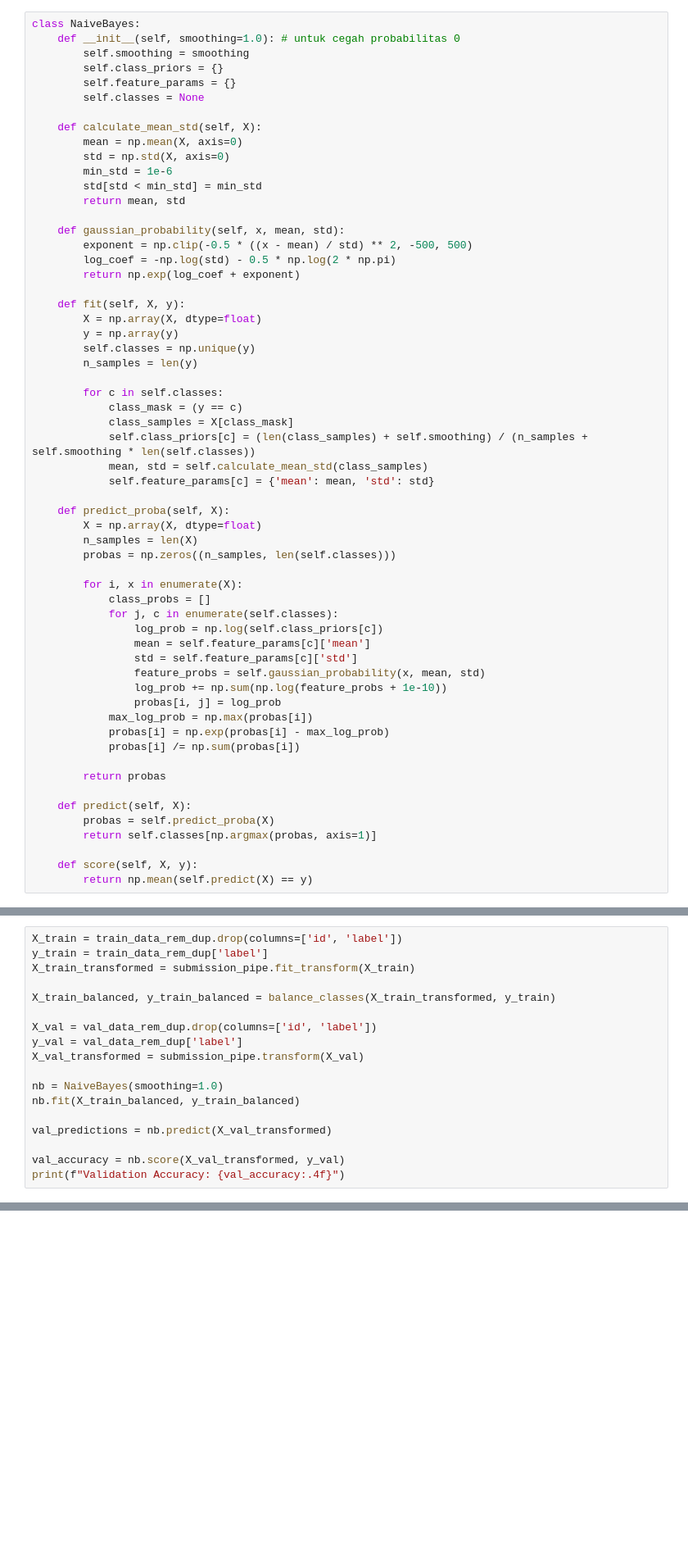
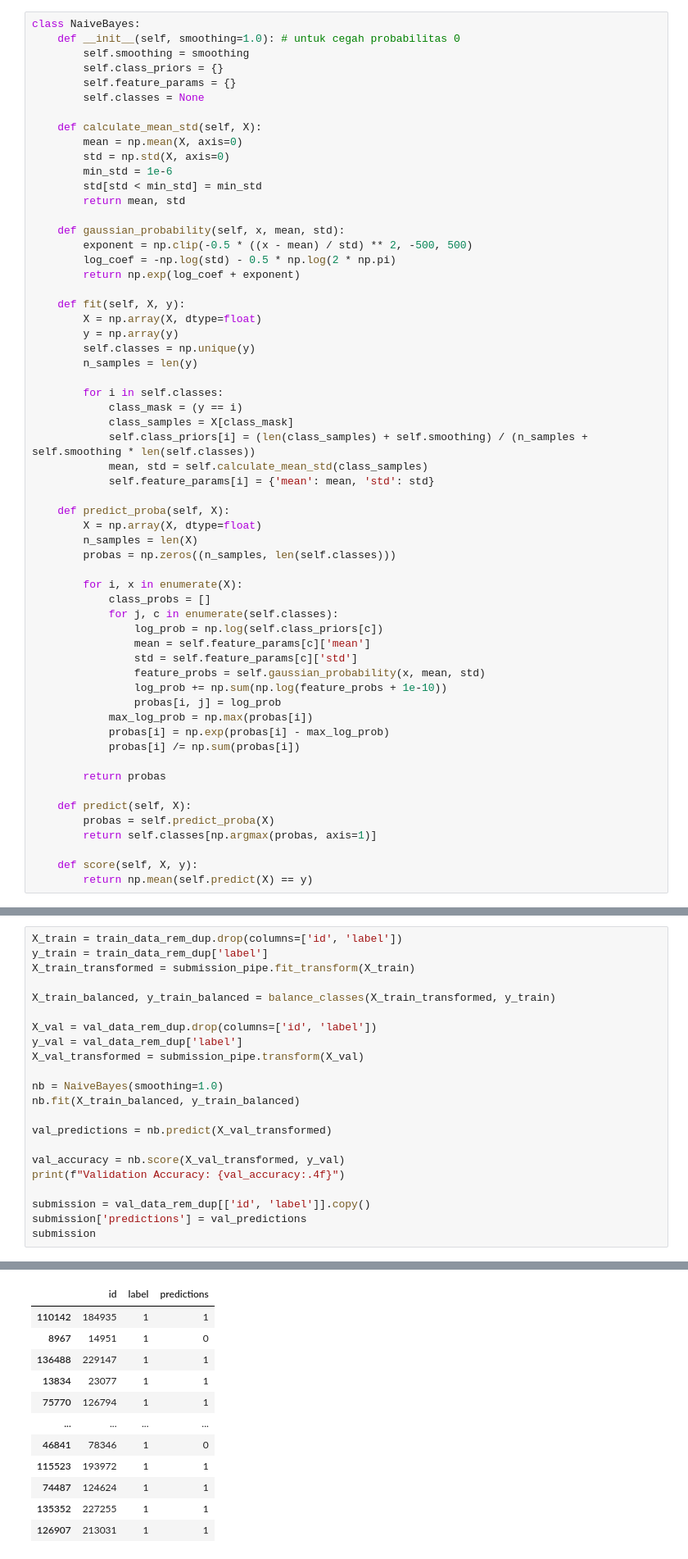
Before and after one commit to hodakova/if3070_dai_tubes2, a Jupyter notebook: src/IF3070_DAI___Tugas_Besar_2_Notebook_Kelompok_32.ipynb, the cells around one changed output, grey strips where cells are left out. Shown at 82% size. Drawn from its saved outputs; the diff is of its cells as text; blank space fills up the shorter version.

```diff
--- a/src/IF3070_DAI___Tugas_Besar_2_Notebook_Kelompok_32.ipynb
+++ b/src/IF3070_DAI___Tugas_Besar_2_Notebook_Kelompok_32.ipynb
@@ -867,12 +867,12 @@ class NaiveBayes:
         self.classes = np.unique(y)
         n_samples = len(y)
 
-        for c in self.classes:
-            class_mask = (y == c)
+        for i in self.classes:
+            class_mask = (y == i)
             class_samples = X[class_mask]
-            self.class_priors[c] = (len(class_samples) + self.smoothing) / (n_samples + self.smoothing * len(self.classes))
+            self.class_priors[i] = (len(class_samples) + self.smoothing) / (n_samples + self.smoothing * len(self.classes))
             mean, std = self.calculate_mean_std(class_samples)
-            self.feature_params[c] = {'mean': mean, 'std': std}
+            self.feature_params[i] = {'mean': mean, 'std': std}
 
     def predict_proba(self, X):
         X = np.array(X, dtype=float)
@@ -1003,30 +1003,46 @@ Index(['URLLength', 'DomainLength', 'IsDomainIP', 'TLD',
 # %%
 X_train = train_data_rem_dup.drop(columns=['id', 'label'])
 y_train = train_data_rem_dup['label']
 X_train_transformed = submission_pipe.fit_transform(X_train)
 
 X_train_balanced, y_train_balanced = balance_classes(X_train_transformed, y_train)
 
 X_val = val_data_rem_dup.drop(columns=['id', 'label'])
 y_val = val_data_rem_dup['label']
 X_val_transformed = submission_pipe.transform(X_val)
 
 nb = NaiveBayes(smoothing=1.0)
 nb.fit(X_train_balanced, y_train_balanced)
 
 val_predictions = nb.predict(X_val_transformed)
 
 val_accuracy = nb.score(X_val_transformed, y_val)
 print(f"Validation Accuracy: {val_accuracy:.4f}")
+
+submission = val_data_rem_dup[['id', 'label']].copy()
+submission['predictions'] = val_predictions
+submission
 # %% [output]
 Class distribution before SMOTE:
 label
 1    103880
 0      8443
 Name: count, dtype: int64
 Class distribution after SMOTE:
 label
 1    103880
 0    103880
 Name: count, dtype: int64
 Validation Accuracy: 0.6286
+|  | id | label | predictions |
+| 110142 | 184935 | 1 | 1 |
+| 8967 | 14951 | 1 | 0 |
+| 136488 | 229147 | 1 | 1 |
+| 13834 | 23077 | 1 | 1 |
+| 75770 | 126794 | 1 | 1 |
+| ... | ... | ... | ... |
+| 46841 | 78346 | 1 | 0 |
+| 115523 | 193972 | 1 | 1 |
+| 74487 | 124624 | 1 | 1 |
+| 135352 | 227255 | 1 | 1 |
+| 126907 | 213031 | 1 | 1 |
```
Also changed, not shown: parts of 4 cells of this notebook.
